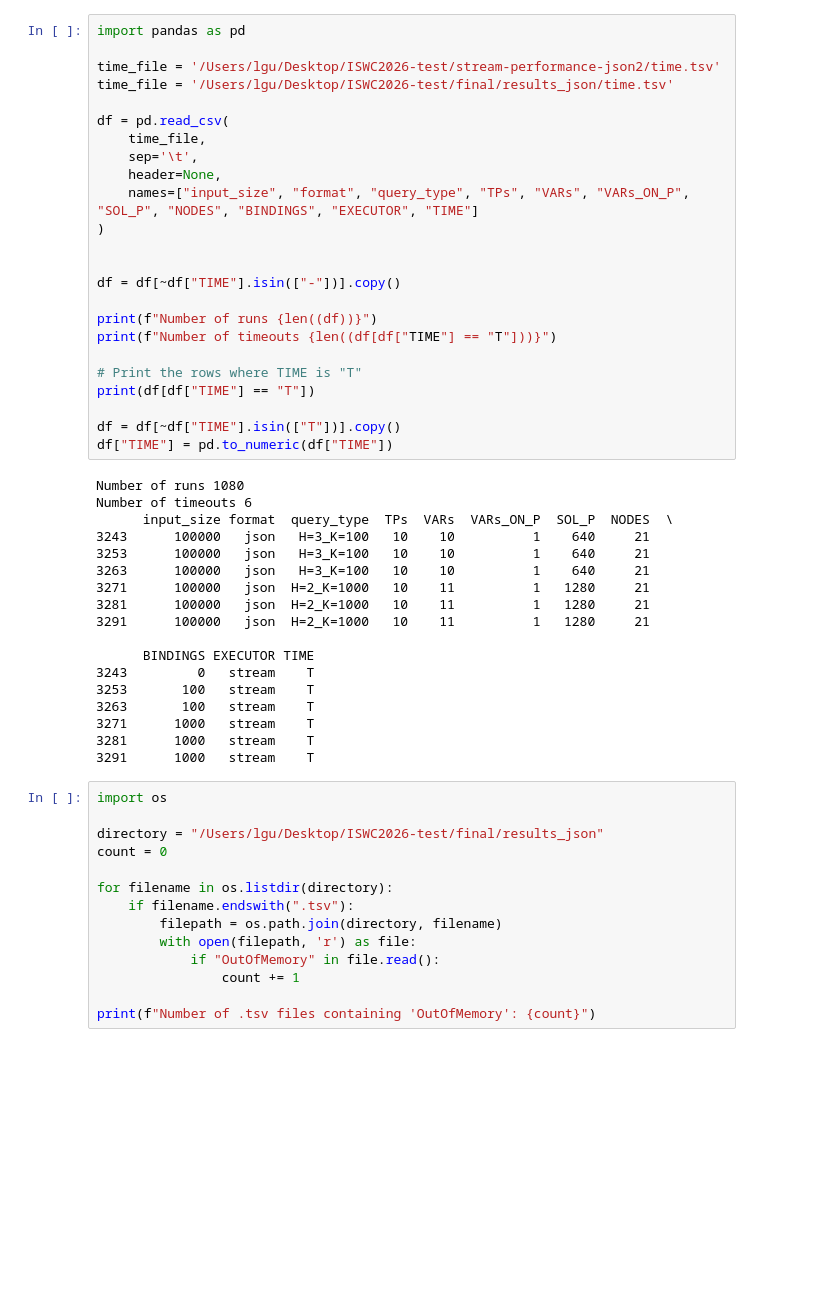
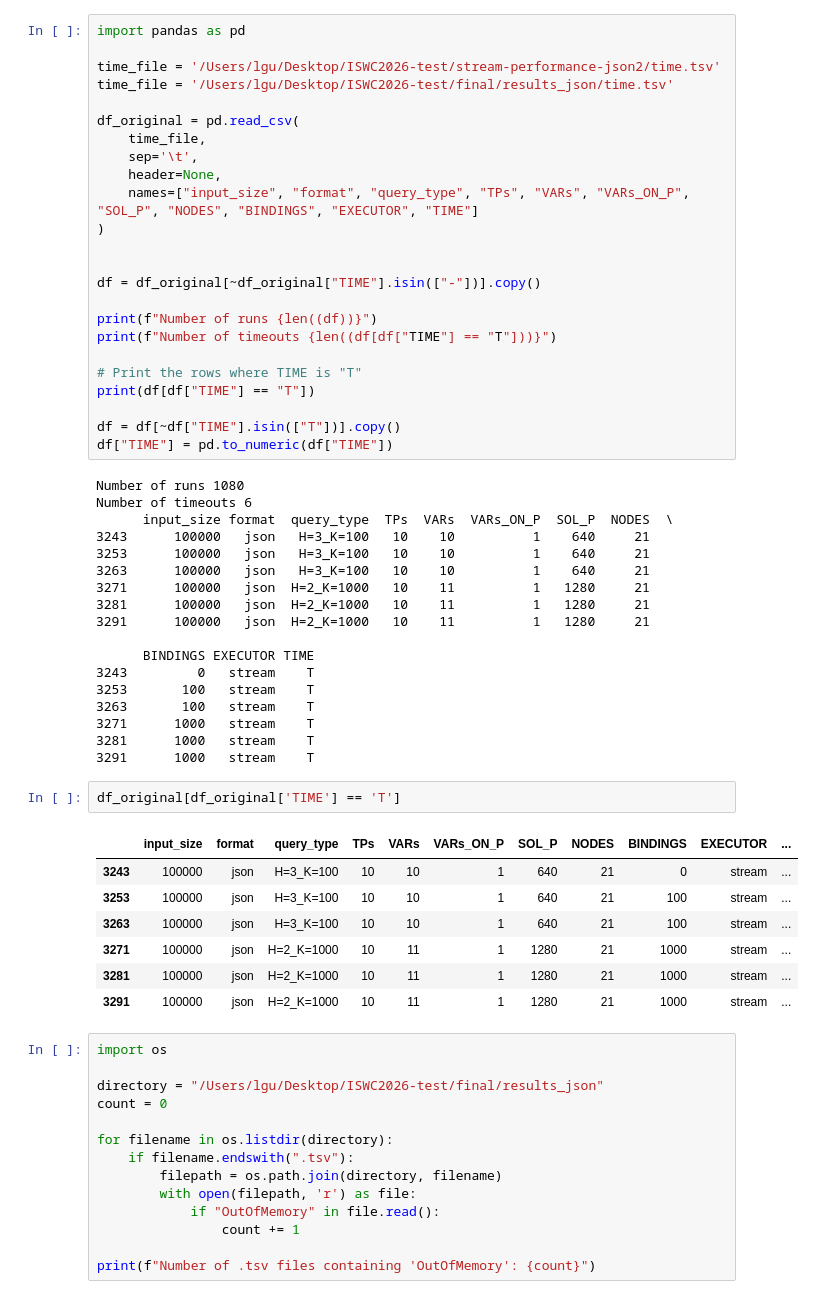
Before and after one commit to SPARQL-Anything/fxbgp, a Jupyter notebook: stream-performance-evaluation/analyse_result_json.ipynb, the cells around one changed output. Saved outputs shown, nothing was run; the diff lists cells and outputs as text; blank space fills up the shorter version.

```diff
--- a/stream-performance-evaluation/analyse_result_json.ipynb
+++ b/stream-performance-evaluation/analyse_result_json.ipynb
@@ -4,7 +4,7 @@ import pandas as pd
 time_file = '/Users/lgu/Desktop/ISWC2026-test/stream-performance-json2/time.tsv'
 time_file = '/Users/lgu/Desktop/ISWC2026-test/final/results_json/time.tsv'
 
-df = pd.read_csv(
+df_original = pd.read_csv(
     time_file,
     sep='\t',
     header=None,
@@ -12,7 +12,7 @@ df = pd.read_csv(
 )
 
 
-df = df[~df["TIME"].isin(["-"])].copy()
+df = df_original[~df_original["TIME"].isin(["-"])].copy()
 
 print(f"Number of runs {len((df))}")
 print(f"Number of timeouts {len((df[df["TIME"] == "T"]))}")
@@ -40,6 +40,16 @@ Number of timeouts 6
 3271      1000   stream    T
 3281      1000   stream    T
 3291      1000   stream    T
+# %%
+df_original[df_original['TIME'] == 'T']
+# %% [output]
+|  | input_size | format | query_type | TPs | VARs | VARs_ON_P | SOL_P | NODES | BINDINGS | EXECUTOR | ... |
+| 3243 | 100000 | json | H=3_K=100 | 10 | 10 | 1 | 640 | 21 | 0 | stream | ... |
+| 3253 | 100000 | json | H=3_K=100 | 10 | 10 | 1 | 640 | 21 | 100 | stream | ... |
+| 3263 | 100000 | json | H=3_K=100 | 10 | 10 | 1 | 640 | 21 | 100 | stream | ... |
+| 3271 | 100000 | json | H=2_K=1000 | 10 | 11 | 1 | 1280 | 21 | 1000 | stream | ... |
+| 3281 | 100000 | json | H=2_K=1000 | 10 | 11 | 1 | 1280 | 21 | 1000 | stream | ... |
+| 3291 | 100000 | json | H=2_K=1000 | 10 | 11 | 1 | 1280 | 21 | 1000 | stream | ... |
 # %%
 import os
 
```
Also changed, not shown: 3 other files.
